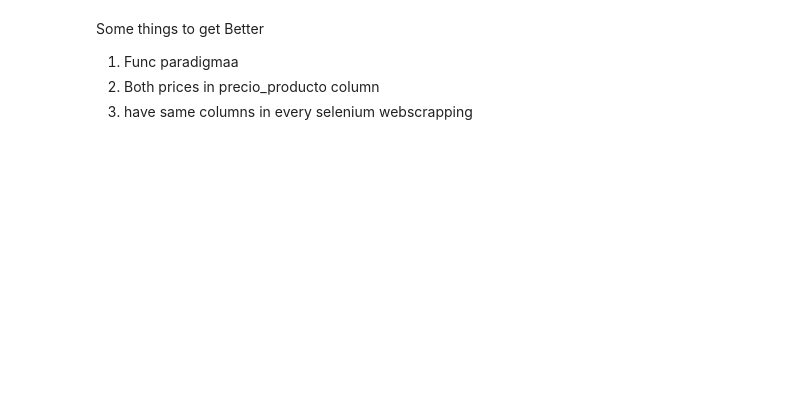
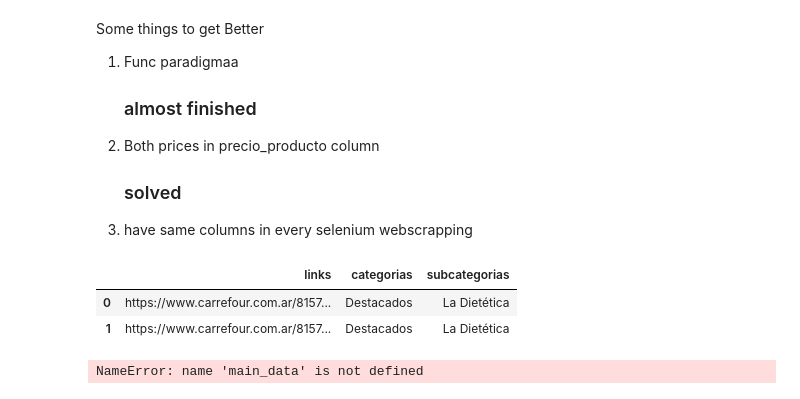
Before and after one commit to AgustinCdeCelis/market_project, a Jupyter notebook: working_files/carrefour.ipynb, the cells around one changed output. Cells and saved outputs as stored; diff of their text form; code cells hidden in the pictures; blank space fills up the shorter version.

Commit message:
carrefour working almost done

```diff
--- a/working_files/carrefour.ipynb
+++ b/working_files/carrefour.ipynb
@@ -199,14 +205,19 @@ def products():
         part_price = p.find_all('span',attrs={'class':'lyracons-carrefourarg-product-price-1-x-currencyContainer'})
         precio = ''
         for price in part_price:
-        #current_product['precio']=price.text
+
             precio += price.text
 
         if precio.count('$',2):
-            precio=f'$ {precio.split[1]}'
+            precio= precio.split("$")[2]
+            print(precio)
+
         else:
-            precio=precio
+            precio
+            print(precio)
 
+
+        #print(precio)
 
         #print(f' precio sin descuento: {precio}')
         current_product['precio_producto'] = precio
@@ -236,8 +247,8 @@ def products():
 
 
 
-PATH= 'C:\Program Files (x86)\chromedriver.exe'
-
+#PATH= 'C:\Program Files (x86)\chromedriver.exe'
+PATH= '/usr/lib/chromium-browser/chromedriver'
 s = Service(PATH)
 driver = webdriver.Chrome(service=s)
 driver.maximize_window()
@@ -259,6 +270,7 @@ for i_link in data[0]:
     except NoSuchElementException:
         break
     time.sleep(7)
+
     final_work.append(products())
     time.sleep(7)
 
@@ -294,6 +306,4 @@ time.sleep(8)
 dfs = [pd.DataFrame(lst) for lst in final_work]
 
 df = pd.concat(dfs)
-
-df.head()
 # %% [output]
@@ -306,6 +330,6 @@ d1 = today.strftime("%Y%m%d")
 df.to_csv(f'../csv/{d1}_carrefour_products.csv', encoding='utf-8', index=False)
 # %% [markdown]
 Some things to get Better
-1) Func paradigmaa
-2) Both prices in precio_producto column
+1) Func paradigmaa <h3>almost finished</h3>
+2) Both prices in precio_producto column <h3>solved</h3>
 3) have same columns in every selenium webscrapping
@@ -311,0 +469,8 @@ Some things to get Better
+# %%
+data=full_data('https://www.carrefour.com.ar/8157?map=productClusterIds','Destacados','La Dietética')
+# %%
+data
+# %% [output]
+|  | links | categorias | subcategorias |
+| 0 | https://www.carrefour.com.ar/8157... | Destacados | La Dietética |
+| 1 | https://www.carrefour.com.ar/8157... | Destacados | La Dietética |
@@ -311,0 +479,4 @@ Some things to get Better
+# %%
+full = [full_data(i,u,y) for i,u,y in zip(main_data['links'],main_data['categories'],main_data['subcategories'])]
+# %% [output]
+NameError: name 'main_data' is not defined
```
Also changed, not shown: parts of 10 cells of this notebook.
